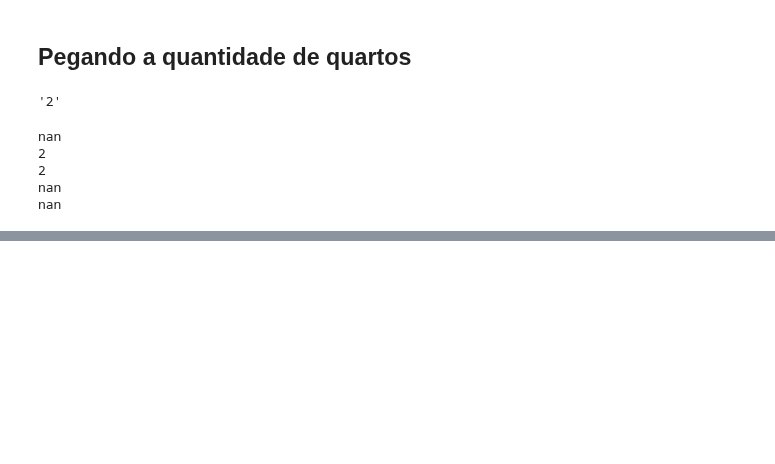
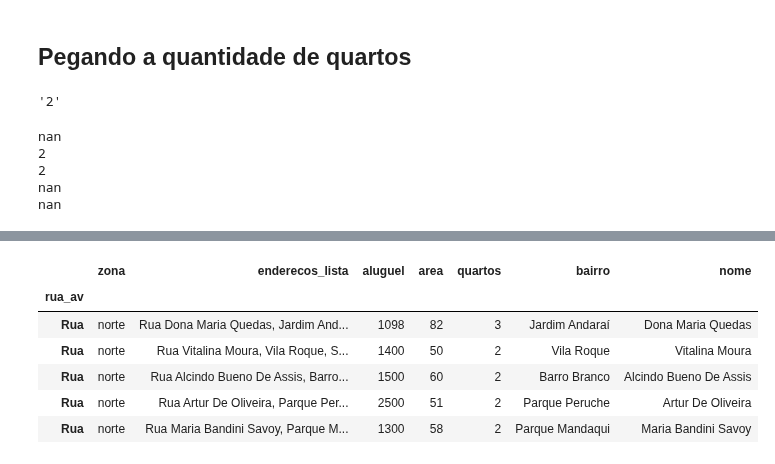
Before and after one commit to robertferro/calculadora-aluguel-ml, a Jupyter notebook: 2 - manipulação-de-dados/manipulacao_de_dados.ipynb, the cells around one changed output, grey strips where cells are left out. Drawn from its saved outputs; the diff is of its cells as text; code cells hidden in the pictures; blank space fills up the shorter version.

```diff
--- a/2 - manipulação-de-dados/manipulacao_de_dados.ipynb
+++ b/2 - manipulação-de-dados/manipulacao_de_dados.ipynb
@@ -116,0 +179,3 @@ df.head()
+# %%
+dados['rua_av'] = rua_avenida[0]
+dados['nome'] = rua_avenida[1]
@@ -116,0 +204,6 @@ df.head()
+# %%
+selecao_lista = list(dict(dados.rua_av.value_counts().head(9)).keys())
+# %%
+dados = dados.set_index('rua_av')
+dados = dados.loc[selecao_lista]
+dados = dados.reset_index()
@@ -116,0 +223,12 @@ df.head()
+# %%
+dados = dados.set_index('rua_av')
+# %%
+dados.head()
+# %% [output]
+|  | zona | enderecos_lista | aluguel | area | quartos | bairro | nome |
+| rua_av |  |  |  |  |  |  |  |
+| Rua | norte | Rua Dona Maria Quedas, Jardim And... | 1098 | 82 | 3 | Jardim Andaraí | Dona Maria Quedas |
+| Rua | norte | Rua Vitalina Moura, Vila Roque, S... | 1400 | 50 | 2 | Vila Roque | Vitalina Moura |
+| Rua | norte | Rua Alcindo Bueno De Assis, Barro... | 1500 | 60 | 2 | Barro Branco | Alcindo Bueno De Assis |
+| Rua | norte | Rua Artur De Oliveira, Parque Per... | 2500 | 51 | 2 | Parque Peruche | Artur De Oliveira |
+| Rua | norte | Rua Maria Bandini Savoy, Parque M... | 1300 | 58 | 2 | Parque Mandaqui | Maria Bandini Savoy |
```
Also changed, not shown: parts of 31 cells of this notebook, 1 other file.
